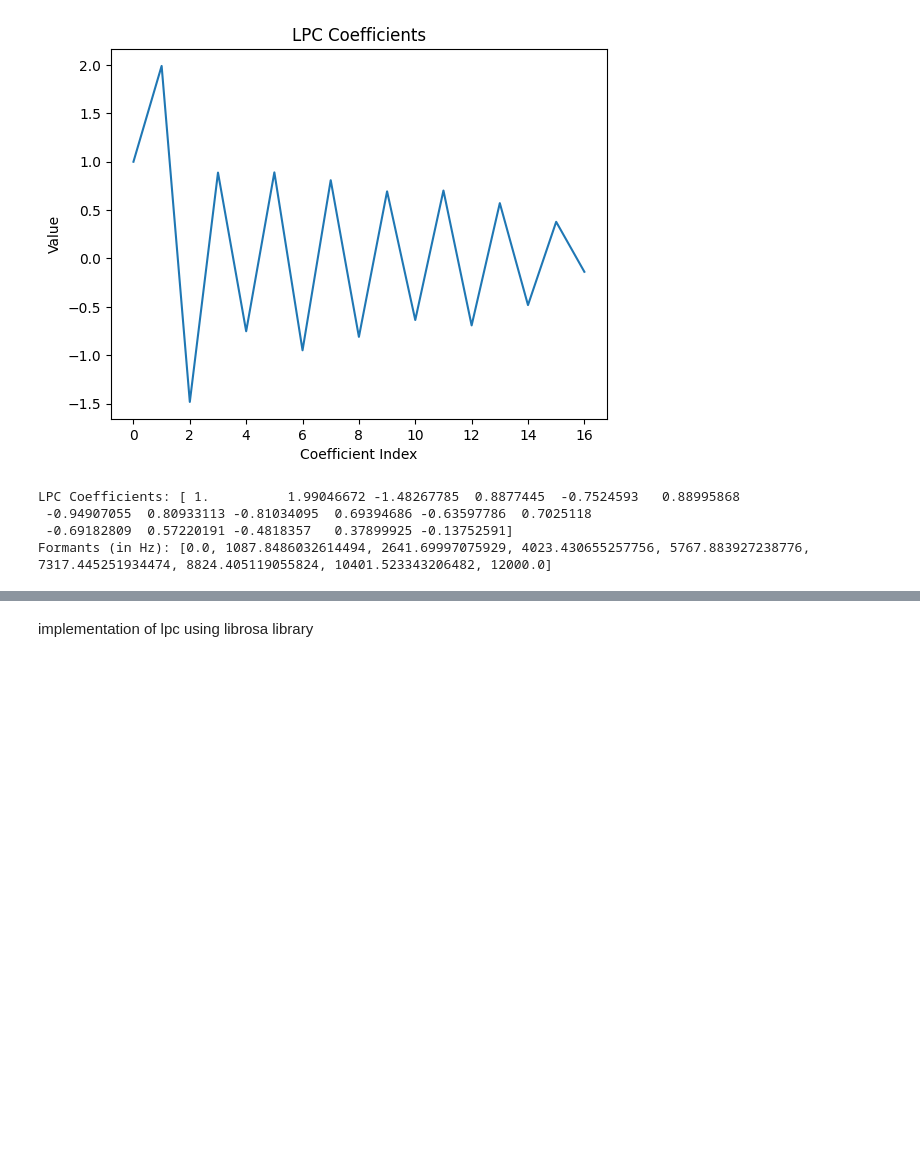
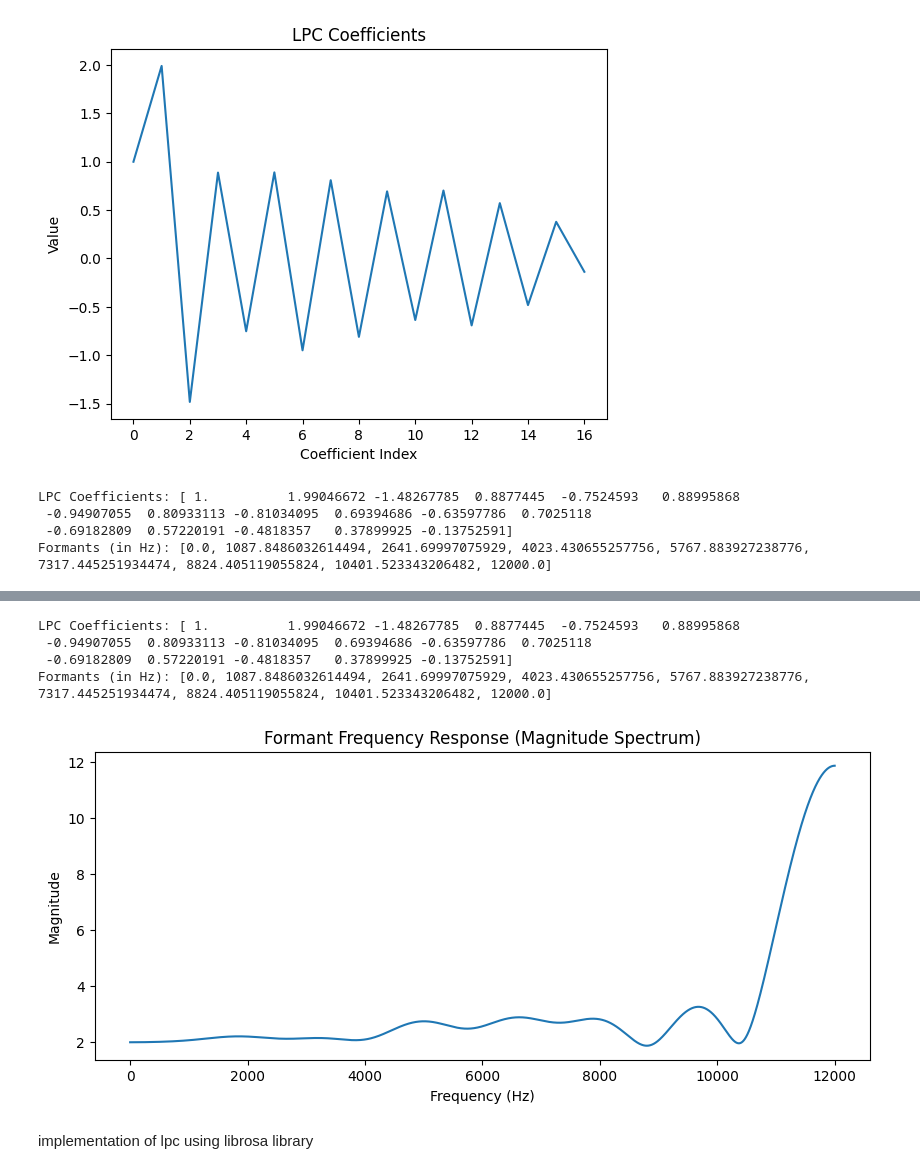
Before and after one commit to joshIsac/SpeechRecognition-, a Jupyter notebook: 2348423_lab-4-Linear predictive coding.ipynb, the cells around one changed output, grey strips where cells are left out. Saved outputs shown, nothing was run; the diff lists cells and outputs as text; code cells hidden in the pictures; blank space fills up the shorter version.

```diff
--- a/2348423_lab-4-Linear predictive coding.ipynb
+++ b/2348423_lab-4-Linear predictive coding.ipynb
@@ -142,3 +149,25 @@ Formants (in Hz): [0.0, 1087.8486032614494, 2641.69997075929, 4023.430655257756,
+# %%
+# Output results
+print("LPC Coefficients:", lpc_coeffs)
+print("Formants (in Hz):", formants)
+# %% [output]
+LPC Coefficients: [ 1.          1.99046672 -1.48267785  0.8877445  -0.7524593   0.88995868
+ -0.94907055  0.80933113 -0.81034095  0.69394686 -0.63597786  0.7025118
+ -0.69182809  0.57220191 -0.4818357   0.37899925 -0.13752591]
+Formants (in Hz): [0.0, 1087.8486032614494, 2641.69997075929, 4023.430655257756, 5767.883927238776, 7317.445251934474, 8824.405119055824, 10401.523343206482, 12000.0]
+# %%
+# Step 7: Frequency response plot for formants
+w, h = scipy.signal.freqz(lpc_coeffs, worN=8000)
+frequencies = (w * sr) / (2 * np.pi)
+
+plt.figure(figsize=(10, 4))
+plt.plot(frequencies, np.abs(h))
+plt.title('Formant Frequency Response (Magnitude Spectrum)')
+plt.xlabel('Frequency (Hz)')
+plt.ylabel('Magnitude')
+plt.show()
+# %% [output]
+[figure, added]
 # %% [markdown]
 implementation of lpc using librosa library
 # %%
```
Also changed, not shown: parts of 2 cells of this notebook.
